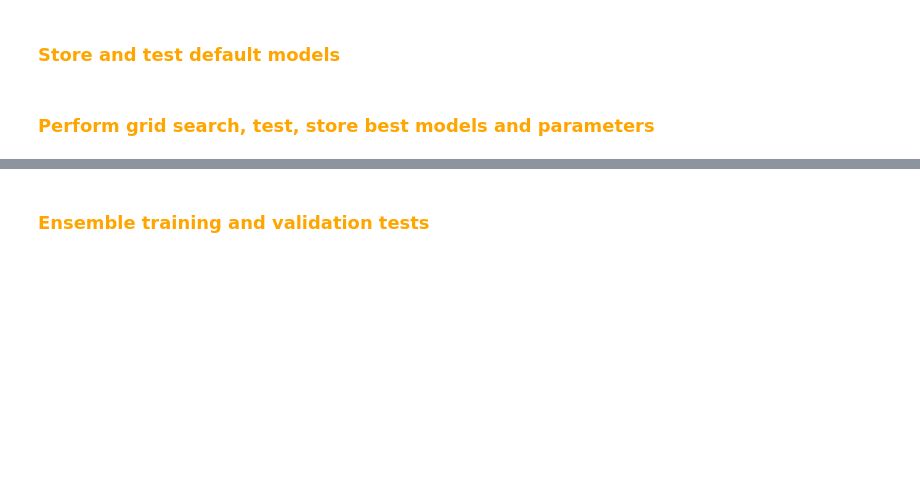
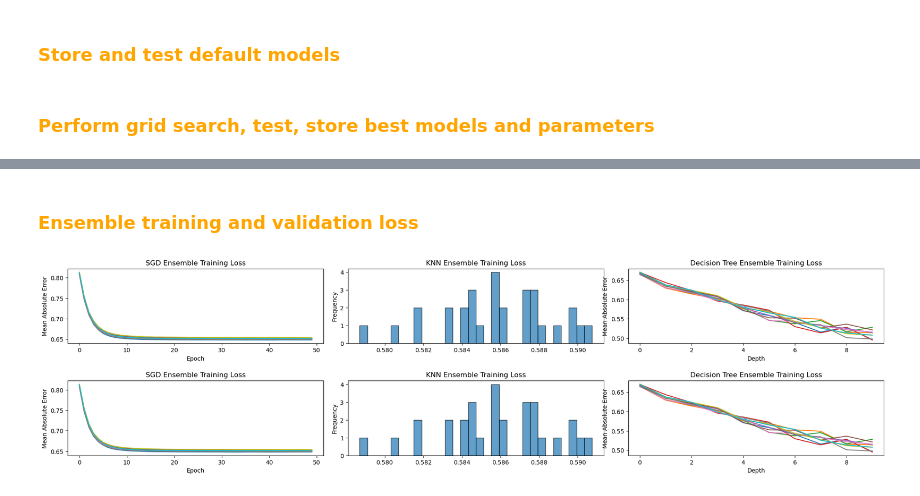
Before and after one commit to Yan-Tavares/ML_Projects, a Jupyter notebook: Final Project/main.ipynb, the cells around one changed output, grey strips where cells are left out. Cells and saved outputs as stored; diff of their text form; code cells hidden in the pictures; blank space fills up the shorter version.

```diff
--- a/Final Project/main.ipynb
+++ b/Final Project/main.ipynb
@@ -418,5 +392,5 @@ display(test_df_2)
 # %% [markdown]
-### <font color="orange">  **Ensemble training and validation tests** </font>
+### <font color="orange">  **Ensemble training and validation loss** </font>
 # %%
 def train_models(X_seen,Y_seen,params, model_train_function, n_models = 10, val_size = 0.2):
 
@@ -448,0 +424,62 @@ print(Ensemble_val_loss)
+# %%
+def train_and_record(models_dict, X_seen, Y_seen, regressor_type, train_function, Ensembles_val_loss, n_models):
+    models_dict[regressor_type]['ensemble'], models_training_loss, models_val_loss = train_models(X_seen, Y_seen, models_dict[regressor_type]['best_param'], train_function, n_models=n_models)
+
+    Ensembles_val_loss.loc[:n_models - 1, regressor_type] = models_val_loss
+    Ensembles_val_loss.loc['mean', regressor_type] = Ensembles_val_loss[regressor_type].mean()
+    return models_training_loss
+
+models_training_loss_SGD_1 = train_and_record(models_dict_1, X_seen_1, Y_seen_1, 'SGD', train_sgd_regressor, Ensembles_val_loss_1, n_models)
+models_training_loss_SGD_2 = train_and_record(models_dict_2, X_seen_2, Y_seen_2, 'SGD', train_sgd_regressor, Ensembles_val_loss_2, n_models)
+
+models_training_loss_KNN_1 = train_and_record(models_dict_1, X_seen_1, Y_seen_1, 'KNN', train_knn_regressor, Ensembles_val_loss_1, n_models)
+models_training_loss_KNN_2 = train_and_record(models_dict_2, X_seen_2, Y_seen_2, 'KNN', train_knn_regressor, Ensembles_val_loss_2, n_models)
+
+models_training_loss_Tree_1 = train_and_record(models_dict_1, X_seen_1, Y_seen_1, 'Tree', train_decision_tree_regressor, Ensembles_val_loss_1, n_models)
+models_training_loss_Tree_2 = train_and_record(models_dict_2, X_seen_2, Y_seen_2, 'Tree', train_decision_tree_regressor, Ensembles_val_loss_2, n_models)
+# %%
+fig, ax = plt.subplots(2, 3, figsize=(20, 5))
+plt.tight_layout()
+plt.subplots_adjust(hspace=0.5)
+
+for loss_values in models_training_loss_SGD_1[::3]: # Plot every 3rd model
+    ax[0, 0].plot(loss_values)
+
+ax[0, 0].set_ylabel('Mean Absolute Error')
+ax[0, 0].set_title('SGD Ensemble Training Loss')
+ax[0, 0].set_xlabel('Epoch')
+
+
+for loss_values in models_training_loss_SGD_2[::3]: # Plot every 3rd model
+    ax[1, 0].plot(loss_values)
+
+ax[1, 0].set_ylabel('Mean Absolute Error')
+ax[1, 0].set_title('SGD Ensemble Training Loss')
+ax[1, 0].set_xlabel('Epoch')
+
+ax[0, 1].hist([value[0] for value in models_training_loss_KNN_1], bins=30, edgecolor='k', alpha=0.7)
+ax[0, 1].set_title('KNN Ensemble Training Loss')
+ax[0, 1].set_ylabel('Frequency')
+
+
+ax[1, 1].hist([value[0] for value in models_training_loss_KNN_2], bins=30, edgecolor='k', alpha=0.7)
+ax[1, 1].set_title('KNN Ensemble Training Loss')
+ax[1, 1].set_ylabel('Frequency')
+
+for loss_values in models_training_loss_Tree_1[::3]: # Plot every 3rd model
+    ax[0, 2].plot(loss_values)
+
+ax[0, 2].set_ylabel('Mean Absolute Error')
+ax[0, 2].set_title('Decision Tree Ensemble Training Loss')
+ax[0, 2].set_xlabel('Depth')
+
+for loss_values in models_training_loss_Tree_2[::3]: # Plot every 3rd model
+    ax[1, 2].plot(loss_values)
+
+ax[1, 2].set_ylabel('Mean Absolute Error')
+ax[1, 2].set_title('Decision Tree Ensemble Training Loss')
+ax[1, 2].set_xlabel('Depth')
+
+plt.show()
+# %% [output]
+[figure, added]
```
Also changed, not shown: parts of 20 cells of this notebook.
